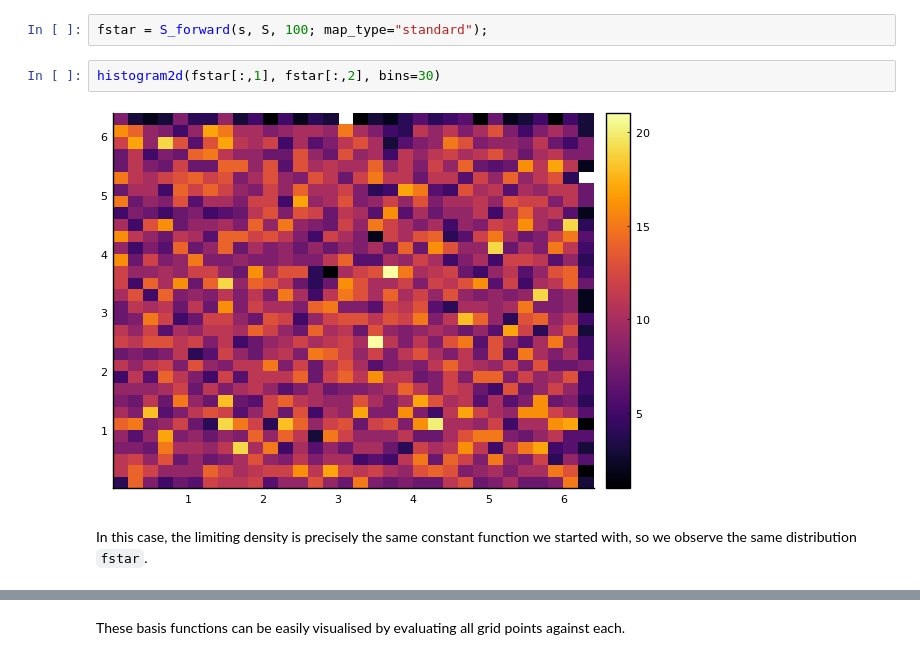
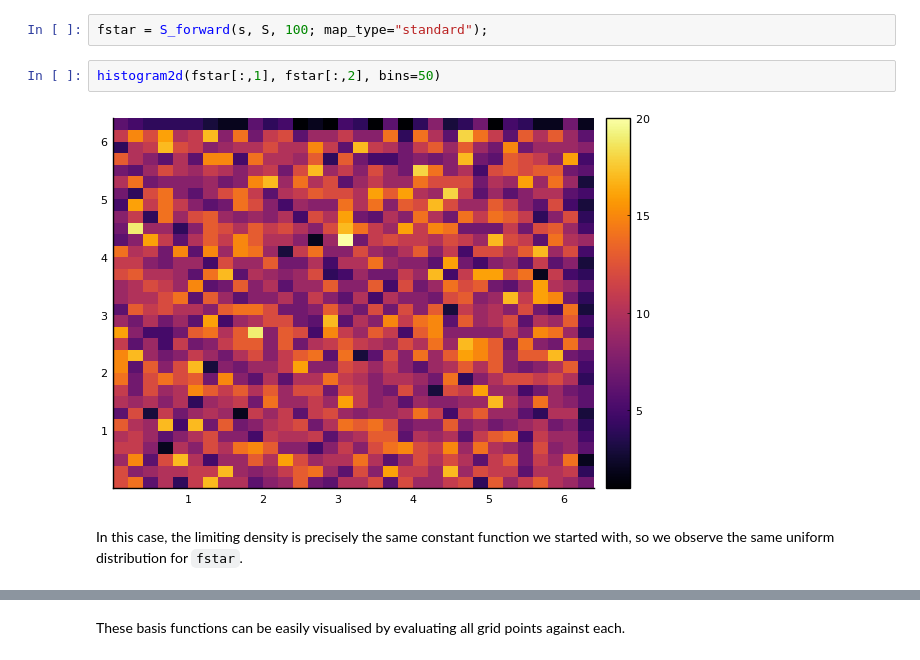
Before and after one commit to rcushen/thesis, a Jupyter notebook: Simulation #1.ipynb, the cells around one changed output, grey strips where cells are left out. Cells and saved outputs as stored; diff of their text form.

```diff
--- a/Simulation #1.ipynb
+++ b/Simulation #1.ipynb
@@ -48,8 +48,8 @@ We can then easily compare the initial density $f_0$ with a naive estimate of a
 # %%
 fstar = S_forward(s, S, 100; map_type="standard");
 # %%
-histogram2d(fstar[:,1], fstar[:,2], bins=30)
+histogram2d(fstar[:,1], fstar[:,2], bins=50)
 # %% [output]
-[figure, old version]
+[figure, new version]
 # %% [markdown]
-In this case, the limiting density is precisely the same constant function we started with, so we observe the same distribution `fstar`.
+In this case, the limiting density is precisely the same constant function we started with, so we observe the same uniform distribution for `fstar`.
```
Also changed, not shown: parts of 41 cells of this notebook, 2 other files.
